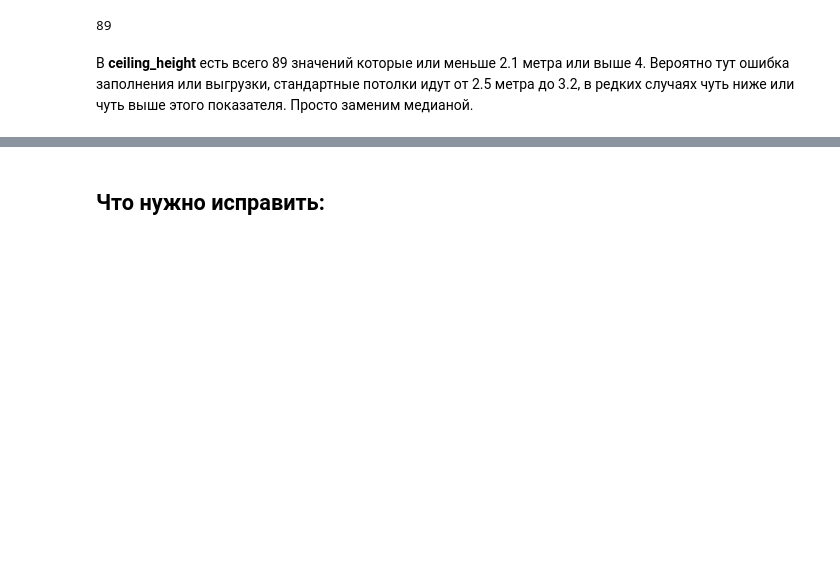
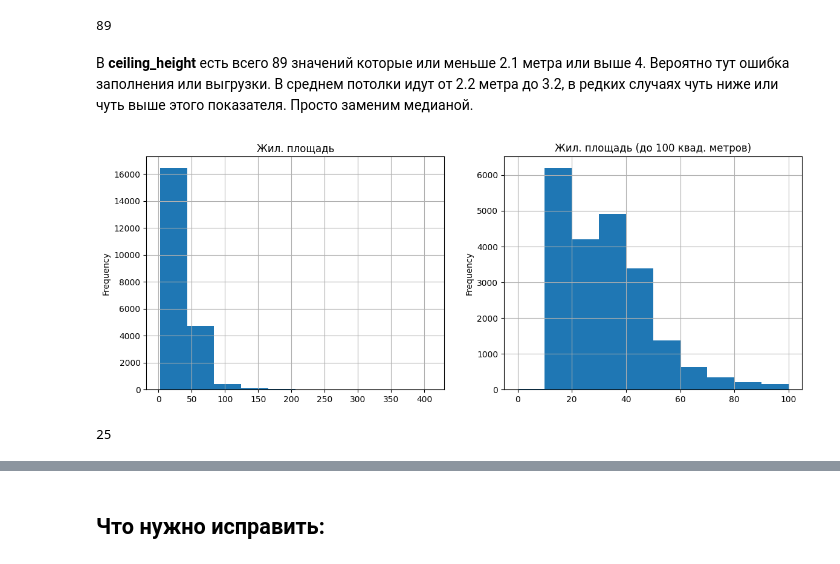
Before and after one commit to Alex-projects-hub/Research_of_advertisements_for_the_sale_of_apartments, a Jupyter notebook: Research_of_advertisements_for_the_sale_of_apartments.ipynb, the cells around one changed output, grey strips where cells are left out. Drawn from its saved outputs; the diff is of its cells as text; code cells hidden in the pictures; blank space fills up the shorter version.

```diff
--- a/Research_of_advertisements_for_the_sale_of_apartments.ipynb
+++ b/Research_of_advertisements_for_the_sale_of_apartments.ipynb
@@ -182,4 +193,17 @@ df.query("ceiling_height < 2.1 | ceiling_height > 4")["ceiling_height"].count()
 # %% [output]
 89
 # %% [markdown]
-В **ceiling_height** есть всего 89 значений которые или меньше 2.1 метра или выше 4. Вероятно тут ошибка заполнения или выгрузки, стандартные потолки идут от 2.5 метра до 3.2, в редких случаях чуть ниже или чуть выше этого показателя. Просто заменим медианой.
+В **ceiling_height** есть всего 89 значений которые или меньше 2.1 метра или выше 4. Вероятно тут ошибка заполнения или выгрузки. В среднем потолки идут от 2.2 метра до 3.2, в редких случаях чуть ниже или чуть выше этого показателя. Просто заменим медианой.
+# %%
+fig, axs = plt.subplots(1, 2, figsize=(14, 5))
+
+df["living_area"].plot(kind="hist", grid=True, ax=axs[0], title="Жил. площадь");
+df["living_area"].plot(kind="hist", range=(0, 100), grid=True, ax=axs[1], title="Жил. площадь (до 100 квад. метров)");
+
+plt.show()
+# %% [output]
+[figure, added]
+# %%
+df.query("living_area < 10")["living_area"].count()
+# %% [output]
+25
```
Also changed, not shown: parts of 10 cells of this notebook.
